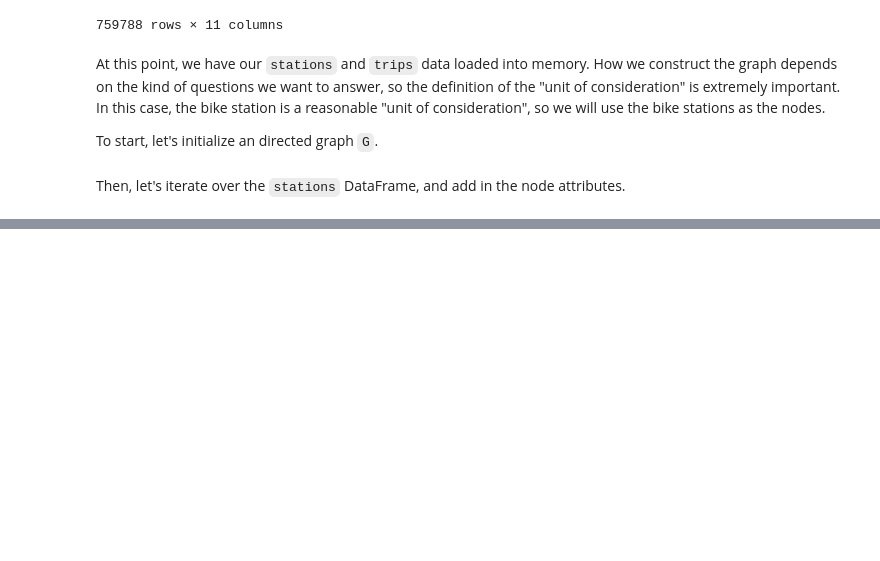
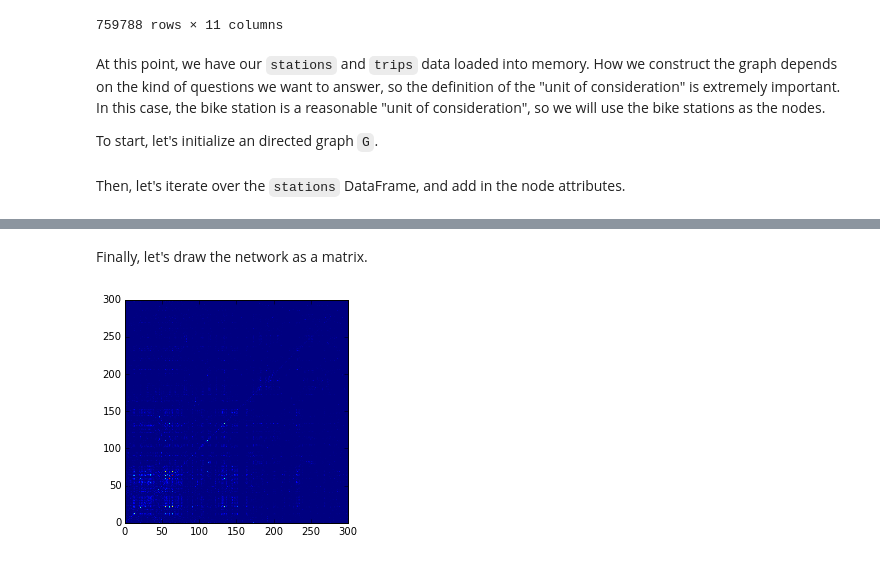
Before and after one commit to ericmjl/Network-Analysis-Made-Simple, a Jupyter notebook: 6. Loading and Saving Data.ipynb, the cells around one changed output, grey strips where cells are left out. Drawn from its saved outputs; the diff is of its cells as text; code cells hidden in the pictures; blank space fills up the shorter version.

```diff
--- a/6. Loading and Saving Data.ipynb
+++ b/6. Loading and Saving Data.ipynb
@@ -92,0 +128,10 @@ KeyboardInterrupt:
+# %% [markdown]
+Finally, let's draw the network as a matrix.
+# %%
+import numpy as np
+matrix = np.array(nx.to_numpy_matrix(G, weight='count'))
+
+plt.pcolor(matrix)
+plt.axes().set_aspect('equal')
+# %% [output]
+[figure, added]
```
Also changed, not shown: parts of 8 cells of this notebook.
